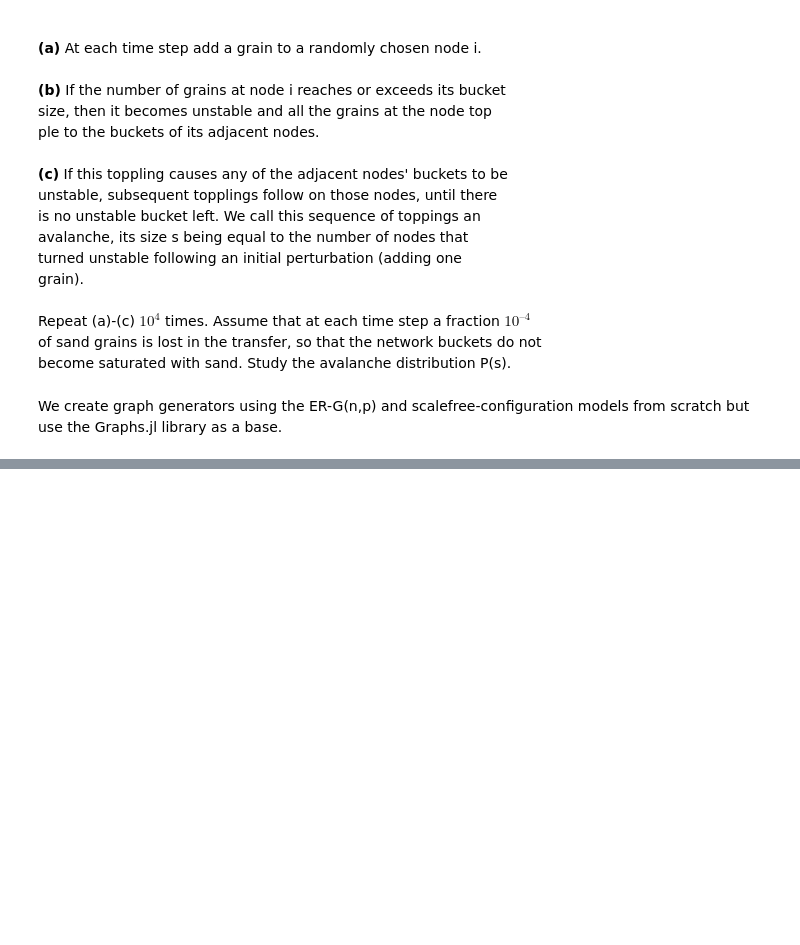
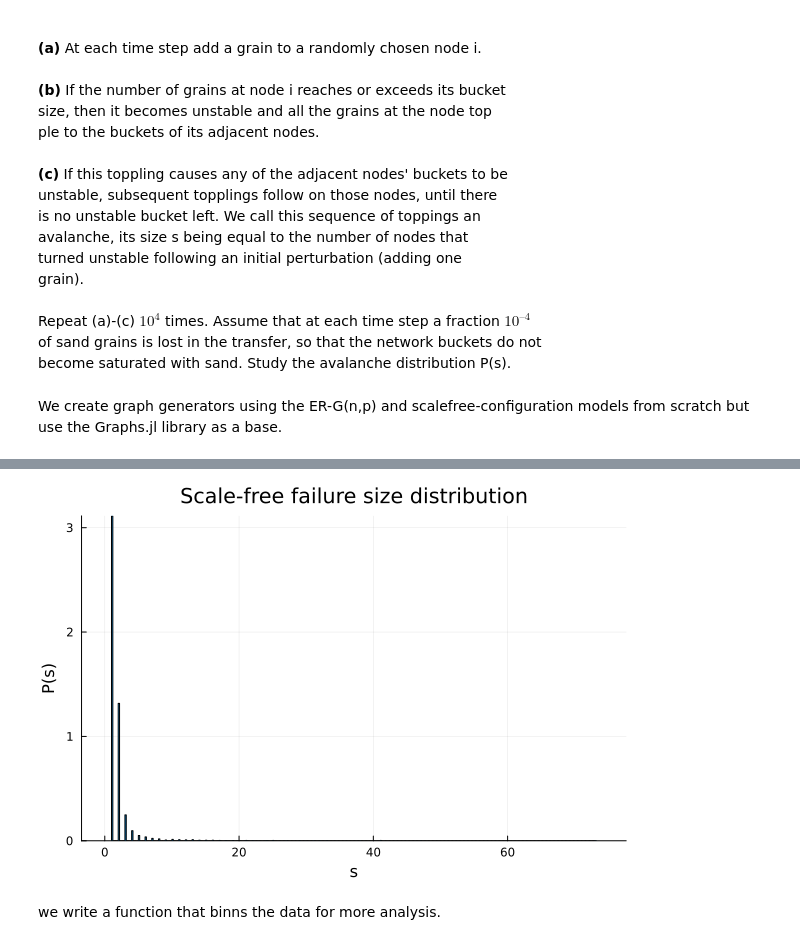
Before and after one commit to MohGhoraishi/Network-Science-Course, a Jupyter notebook: Avalanches-in-Networks/Avalanches-in-Networks.ipynb, the cells around one changed output, grey strips where cells are left out. Saved outputs shown, nothing was run; the diff lists cells and outputs as text; code cells hidden in the pictures; blank space fills up the shorter version.

```diff
--- a/Avalanches-in-Networks/Avalanches-in-Networks.ipynb
+++ b/Avalanches-in-Networks/Avalanches-in-Networks.ipynb
@@ -64,0 +144,17 @@ end
+# %%
+max_Time = 10^4
+#For Scale-free Configuration Model
+SF_Sand = zeros(Int, N)
+SF_failure_Size = Int[]
+for i in 1:max_Time
+    failure_Counter = 0
+    SF_Sand, failure_Bool = sand_Timestep(SF_Degree_Array, SF_Sand, SF_Neighbors_Array)
+    if failure_Bool == true
+        push!(SF_failure_Size, failure_Counter)
+    end
+end
+histogram(SF_failure_Size, normalize = :pdf, title = "Scale-free failure size distribution", legend = false, xlabel = "s", ylabel = "P(s)")
+# %% [output]
+[figure, added]
+# %% [markdown]
+we write a function that binns the data for more analysis.
```
Also changed, not shown: parts of 13 cells of this notebook, 2 other files.
